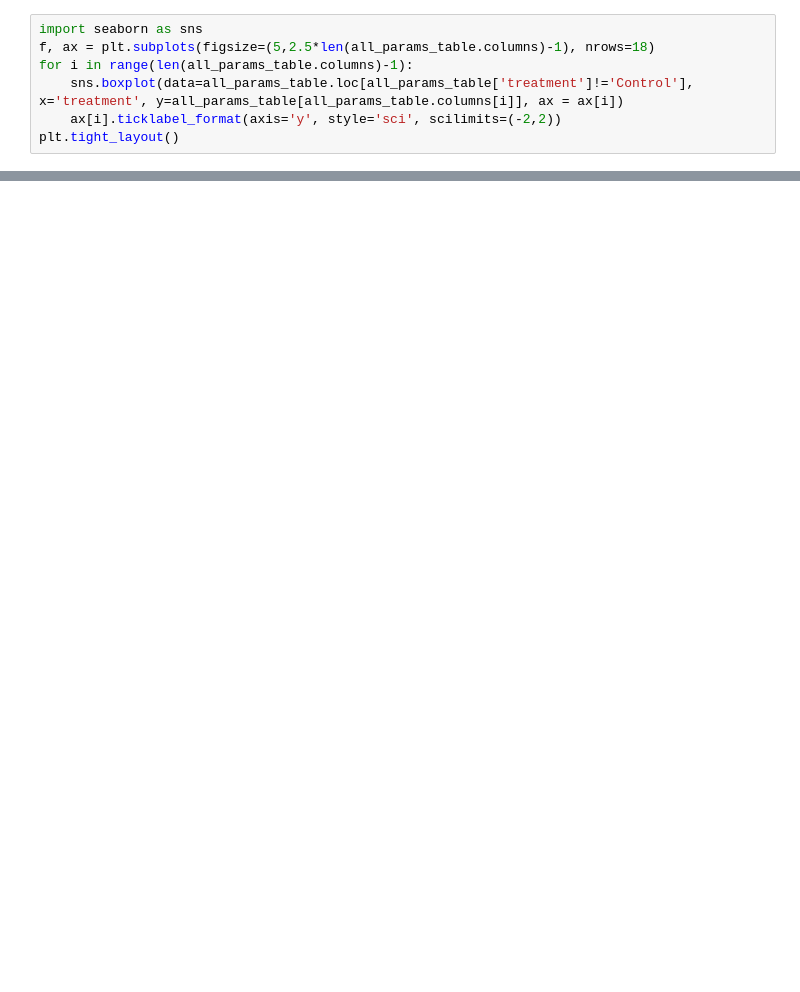
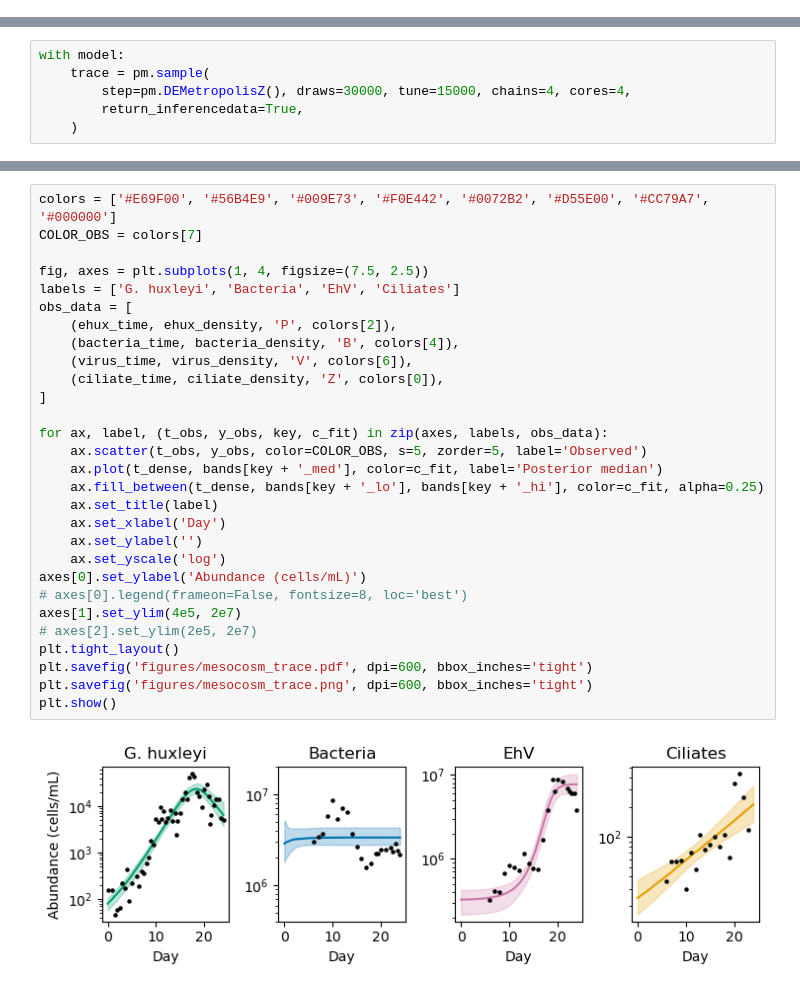
Before and after one commit to JacksonPageroth/ghux_sulfitobacter_pathogenicity, a Jupyter notebook: MCMC_mesocosm.ipynb, the cells around one changed output, grey strips where cells are left out. Saved outputs shown, nothing was run; the diff lists cells and outputs as text; blank space fills up the shorter version.

Commit message:
MCMC mesocosm to MCMC for odes template pipeline

```diff
--- a/MCMC_mesocosm.ipynb
+++ b/MCMC_mesocosm.ipynb
@@ -378,7 +93,0 @@ for i in range(len(all_params_table.columns) - 1):
-# %%
-import seaborn as sns
-f, ax = plt.subplots(figsize=(5,2.5*len(all_params_table.columns)-1), nrows=18)
-for i in range(len(all_params_table.columns)-1):
-    sns.boxplot(data=all_params_table.loc[all_params_table['treatment']!='Control'], x='treatment', y=all_params_table[all_params_table.columns[i]], ax = ax[i])
-    ax[i].ticklabel_format(axis='y', style='sci', scilimits=(-2,2))
-plt.tight_layout()
@@ -631,0 +229,6 @@ for bag_id in BAG_IDS:
+# %%
+with model:
+    trace = pm.sample(
+        step=pm.DEMetropolisZ(), draws=30000, tune=15000, chains=4, cores=4,
+        return_inferencedata=True,
+    )
@@ -631,0 +316,31 @@ for bag_id in BAG_IDS:
+# %%
+colors = ['#E69F00', '#56B4E9', '#009E73', '#F0E442', '#0072B2', '#D55E00', '#CC79A7', '#000000']
+COLOR_OBS = colors[7]
+
+fig, axes = plt.subplots(1, 4, figsize=(7.5, 2.5))
+labels = ['G. huxleyi', 'Bacteria', 'EhV', 'Ciliates']
+obs_data = [
+    (ehux_time, ehux_density, 'P', colors[2]),
+    (bacteria_time, bacteria_density, 'B', colors[4]),
+    (virus_time, virus_density, 'V', colors[6]),
+    (ciliate_time, ciliate_density, 'Z', colors[0]),
+]
+
+for ax, label, (t_obs, y_obs, key, c_fit) in zip(axes, labels, obs_data):
+    ax.scatter(t_obs, y_obs, color=COLOR_OBS, s=5, zorder=5, label='Observed')
+    ax.plot(t_dense, bands[key + '_med'], color=c_fit, label='Posterior median')
+    ax.fill_between(t_dense, bands[key + '_lo'], bands[key + '_hi'], color=c_fit, alpha=0.25)
+    ax.set_title(label)
+    ax.set_xlabel('Day')
+    ax.set_ylabel('')
+    ax.set_yscale('log')
+axes[0].set_ylabel('Abundance (cells/mL)')
+# axes[0].legend(frameon=False, fontsize=8, loc='best')
+axes[1].set_ylim(4e5, 2e7)
+# axes[2].set_ylim(2e5, 2e7)
+plt.tight_layout()
+plt.savefig('figures/mesocosm_trace.pdf', dpi=600, bbox_inches='tight')
+plt.savefig('figures/mesocosm_trace.png', dpi=600, bbox_inches='tight')
+plt.show()
+# %% [output]
+[figure, added]
```
Also changed, not shown: parts of 28 cells of this notebook, 19 other files.
